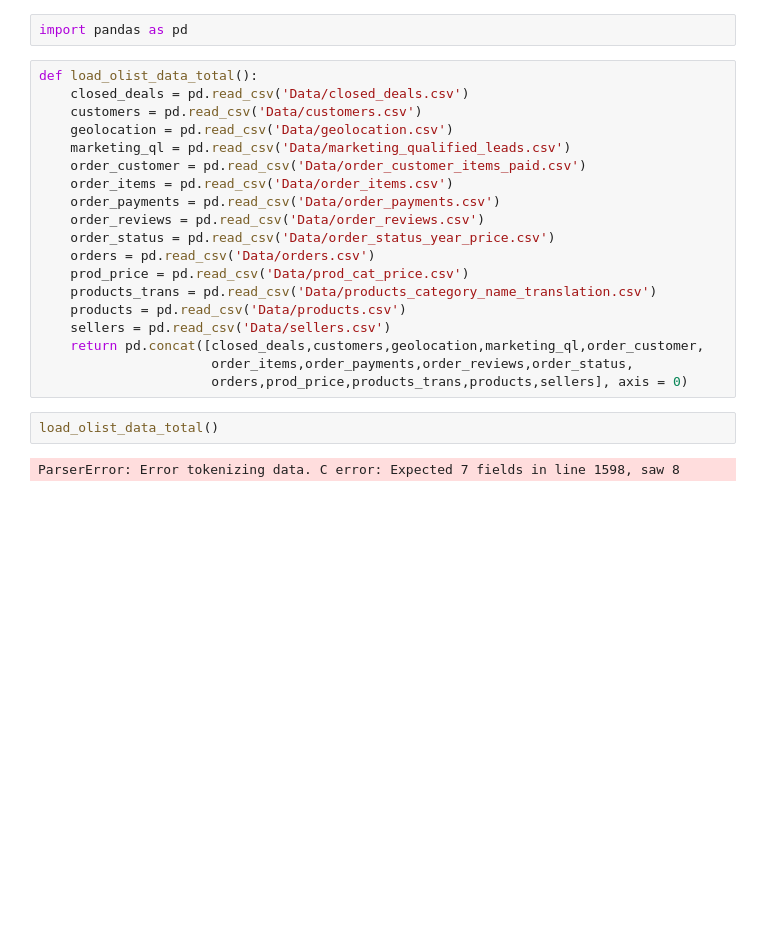
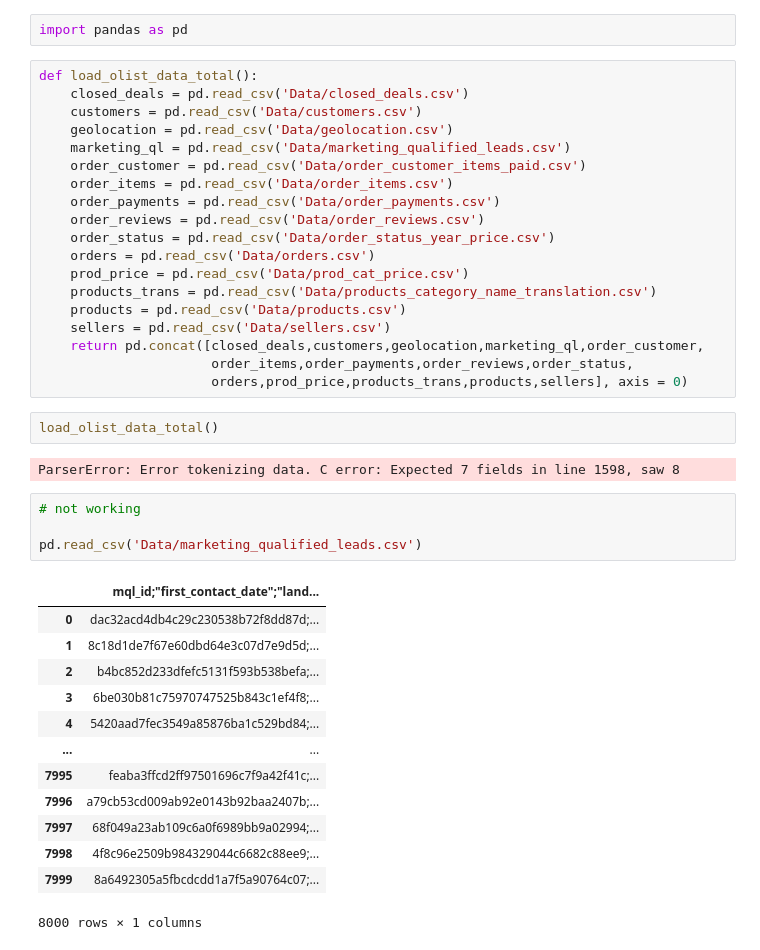
Before and after one commit to lepetitnoir/BI_Midterm_Project_Olist, a Jupyter notebook: EDA_Olist.ipynb, the cells around one changed output. Drawn from its saved outputs; the diff is of its cells as text; blank space fills up the shorter version.

```diff
--- a/EDA_Olist.ipynb
+++ b/EDA_Olist.ipynb
@@ -23,3 +23,21 @@ def load_olist_data_total():
 load_olist_data_total()
 # %% [output]
 ParserError: Error tokenizing data. C error: Expected 7 fields in line 1598, saw 8
+# %%
+# not working
+
+pd.read_csv('Data/marketing_qualified_leads.csv')
+# %% [output]
+|  | mql_id;"first_contact_date";"land... |
+| 0 | dac32acd4db4c29c230538b72f8dd87d;... |
+| 1 | 8c18d1de7f67e60dbd64e3c07d7e9d5d;... |
+| 2 | b4bc852d233dfefc5131f593b538befa;... |
+| 3 | 6be030b81c75970747525b843c1ef4f8;... |
+| 4 | 5420aad7fec3549a85876ba1c529bd84;... |
+| ... | ... |
+| 7995 | feaba3ffcd2ff97501696c7f9a42f41c;... |
+| 7996 | a79cb53cd009ab92e0143b92baa2407b;... |
+| 7997 | 68f049a23ab109c6a0f6989bb9a02994;... |
+| 7998 | 4f8c96e2509b984329044c6682c88ee9;... |
+| 7999 | 8a6492305a5fbcdcdd1a7f5a90764c07;... |
+8000 rows × 1 columns
```
Also changed, not shown: parts of 11 cells of this notebook.
